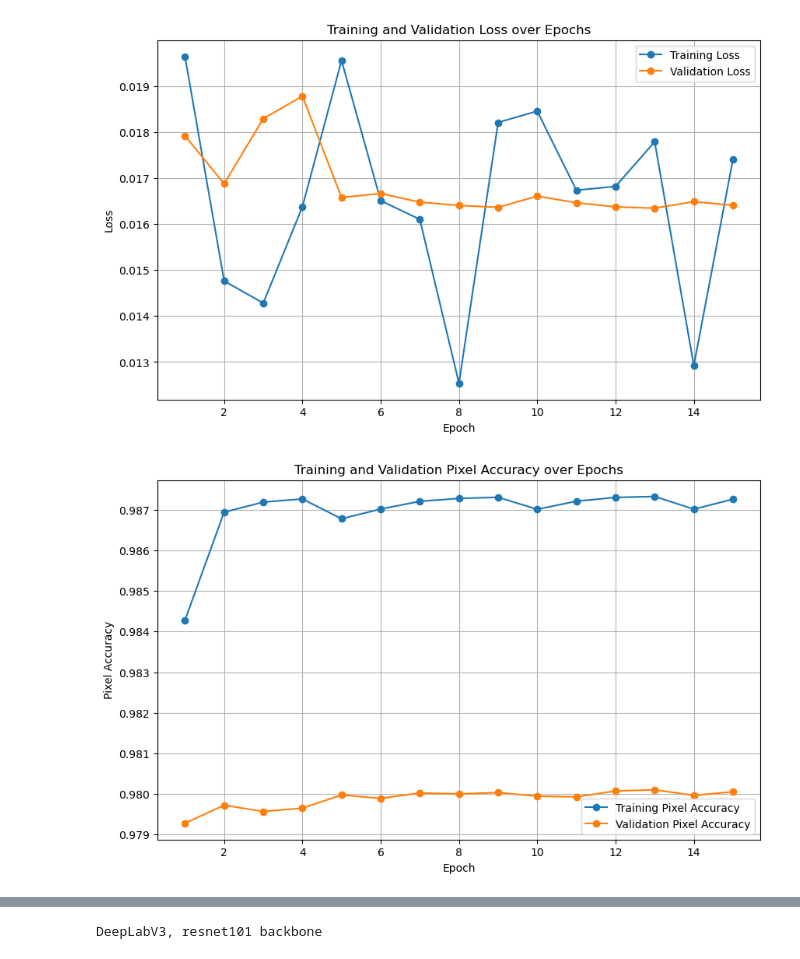
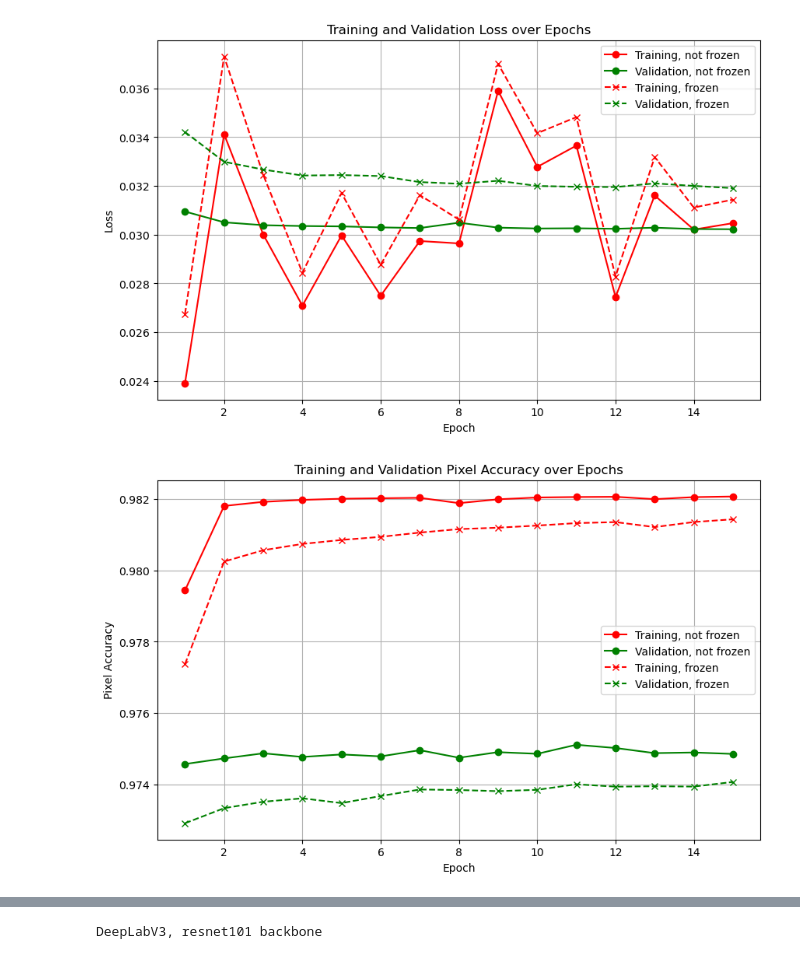
Before and after one commit to sebdaws/Thesis_BodyM, a Jupyter notebook: preview_images.ipynb, the cells around one changed output, grey strips where cells are left out. Drawn from its saved outputs; the diff is of its cells as text; code cells hidden in the pictures.

```diff
--- a/preview_images.ipynb
+++ b/preview_images.ipynb
@@ -3,41 +3,49 @@ import pandas as pd
 import matplotlib.pyplot as plt
 
 # Load the CSV file
-csv_file = 'finetune_metrics/resnet50_nf_100p_15e_512px.csv'
+csv_file = 'finetune_metrics/mobilenet_nf_100p_15e_512px.csv'
+csv_file2 = 'finetune_metrics/mobilenet_f_100p_15e_512px.csv'
 data = pd.read_csv(csv_file)
+data2 = pd.read_csv(csv_file2)
 
 # Plot Training and Validation Loss
 plt.figure(figsize=(10, 6))
-plt.plot(data['epoch'], data['Train_loss'], label='Training Loss', marker='o')
-plt.plot(data['epoch'], data['Valid_loss'], label='Validation Loss', marker='o')
+plt.plot(data['epoch'], data['Train_loss'], 'r-o', label='Training, not frozen')
+plt.plot(data['epoch'], data['Valid_loss'], 'g-o', label='Validation, not frozen')
+plt.plot(data2['epoch'], data2['Train_loss'], 'r--x',label='Training, frozen')
+plt.plot(data2['epoch'], data2['Valid_loss'], 'g--x',label='Validation, frozen')
 plt.xlabel('Epoch')
 plt.ylabel('Loss')
 plt.title('Training and Validation Loss over Epochs')
 plt.legend()
 plt.grid(True)
 plt.show()
 
 # Plot Training and Validation Pixel Accuracy
 plt.figure(figsize=(10, 6))
-plt.plot(data['epoch'], data['Train_pix_acc'], label='Training Pixel Accuracy', marker='o')
-plt.plot(data['epoch'], data['Valid_pix_acc'], label='Validation Pixel Accuracy', marker='o')
+plt.plot(data['epoch'], data['Train_pix_acc'], 'r-o', label='Training, not frozen')
+plt.plot(data['epoch'], data['Valid_pix_acc'], 'g-o', label='Validation, not frozen')
+plt.plot(data2['epoch'], data2['Train_pix_acc'], 'r--x',label='Training, frozen')
+plt.plot(data2['epoch'], data2['Valid_pix_acc'], 'g--x',label='Validation, frozen')
 plt.xlabel('Epoch')
 plt.ylabel('Pixel Accuracy')
 plt.title('Training and Validation Pixel Accuracy over Epochs')
 plt.legend()
 plt.grid(True)
 plt.show()
 
 # Plot Training and Validation IoU
 plt.figure(figsize=(10, 6))
-plt.plot(data['epoch'], data['Train_IoU'], label='Training IoU', marker='o')
-plt.plot(data['epoch'], data['Valid_IoU'], label='Validation IoU', marker='o')
+plt.plot(data['epoch'], data['Train_IoU'], 'r-o', label='Training, not frozen')
+plt.plot(data['epoch'], data['Valid_IoU'], 'g-o', label='Validation, not frozen')
+plt.plot(data2['epoch'], data2['Train_IoU'], 'r--x',label='Training, frozen')
+plt.plot(data2['epoch'], data2['Valid_IoU'], 'g--x',label='Validation, frozen')
 plt.xlabel('Epoch')
 plt.ylabel('IoU')
 plt.title('Training and Validation IoU over Epochs')
 plt.legend()
 plt.grid(True)
 plt.show()
 # %% [output]
-[figure, old version]
+[figure, new version]
-[figure, old version]
+[figure, new version]
```
Also changed, not shown: parts of 2 cells of this notebook, 11 other files.
